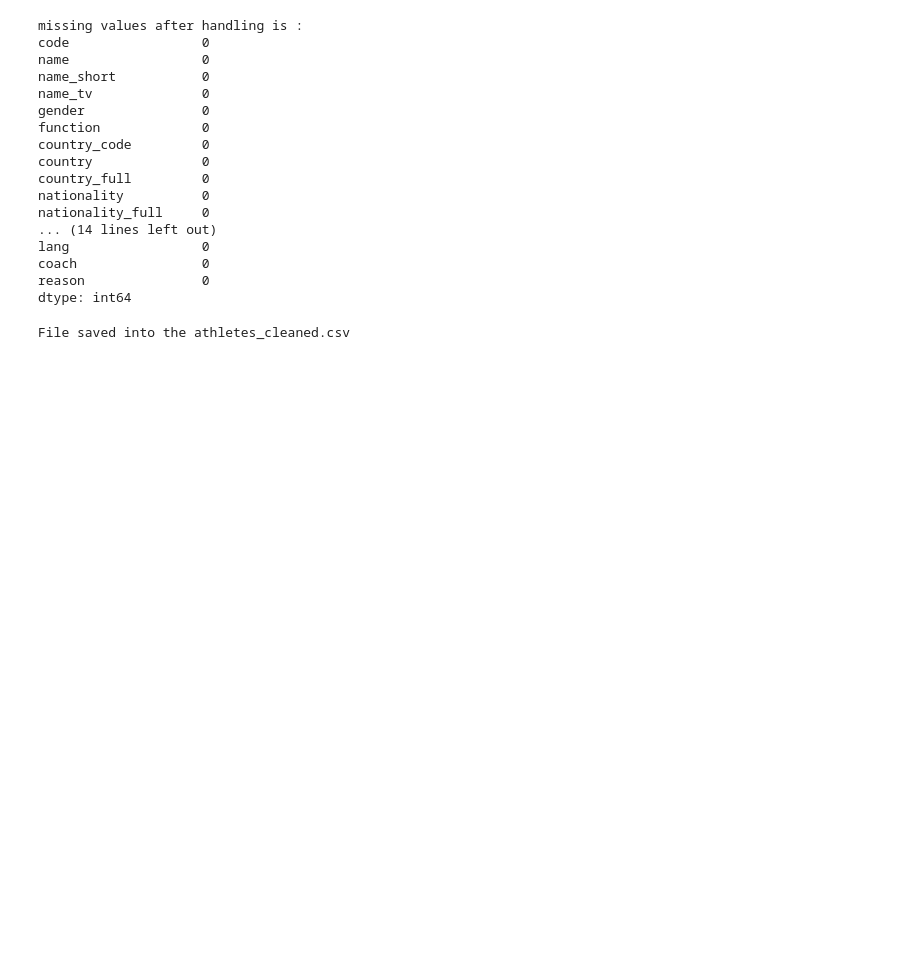
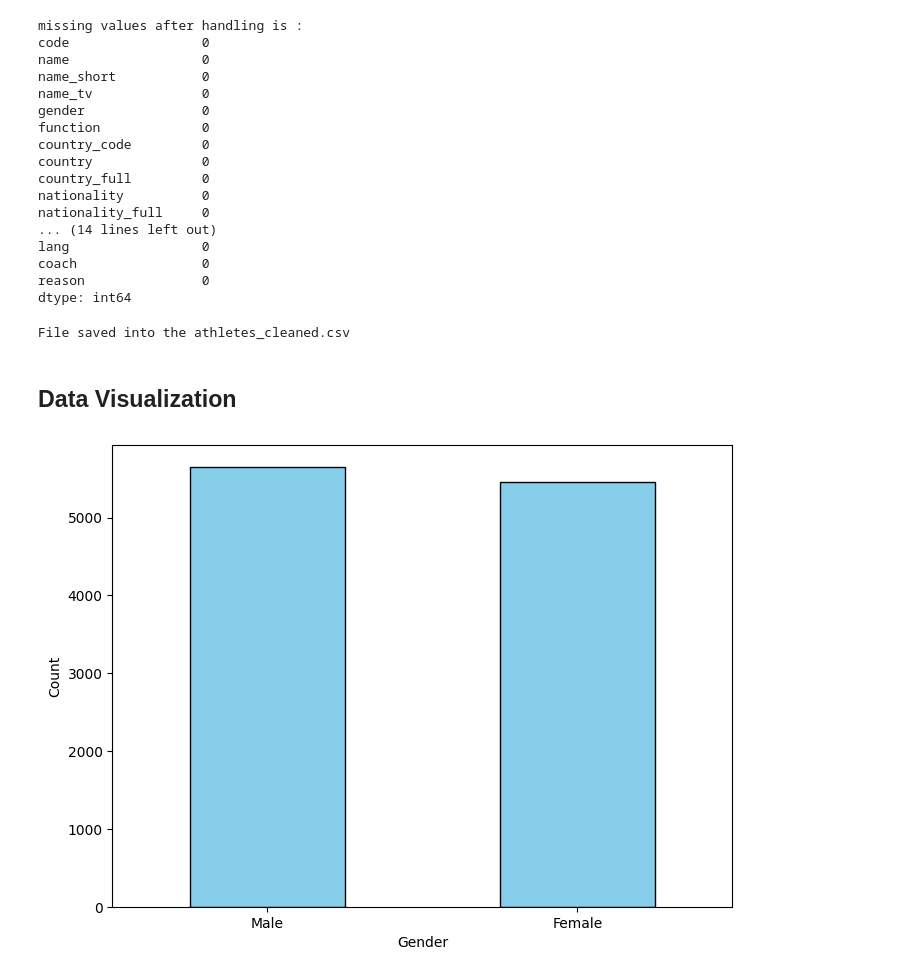
Before and after one commit to Saswankar1/IBM_DataSci, a Jupyter notebook: Class1/handling_null.ipynb, the cells around one changed output. Saved outputs shown, nothing was run; the diff lists cells and outputs as text; code cells hidden in the pictures; blank space fills up the shorter version.

```diff
--- a/Class1/handling_null.ipynb
+++ b/Class1/handling_null.ipynb
@@ -109,7 +110,7 @@ ritual                92.295230
 other_sports          90.486049
 dtype: float64
 # %%
-df.drop(columns=null_per[null_per > 70].index, inplace=True)
+df.drop(columns=null_per[null_per > 80].index, inplace=True)
 # %%
 df.head()
 # %% [output]
@@ -218,3 +219,16 @@ df.to_csv('athletes_cleaned.csv', index=False)
 print("File saved into the athletes_cleaned.csv")
 # %% [output]
 File saved into the athletes_cleaned.csv
+# %% [markdown]
+## Data Visualization
+# %%
+
+plt.figure(figsize = (8,6))
+pclass_count = df["gender"].value_counts()
+pclass_count.plot(kind = 'bar', color = 'skyblue', edgecolor = 'black')
+plt.xlabel('Gender')
+plt.ylabel('Count')
+plt.xticks(rotation = 0)
+plt.show()
+# %% [output]
+[figure, added]
```
Also changed, not shown: parts of 10 cells of this notebook.
